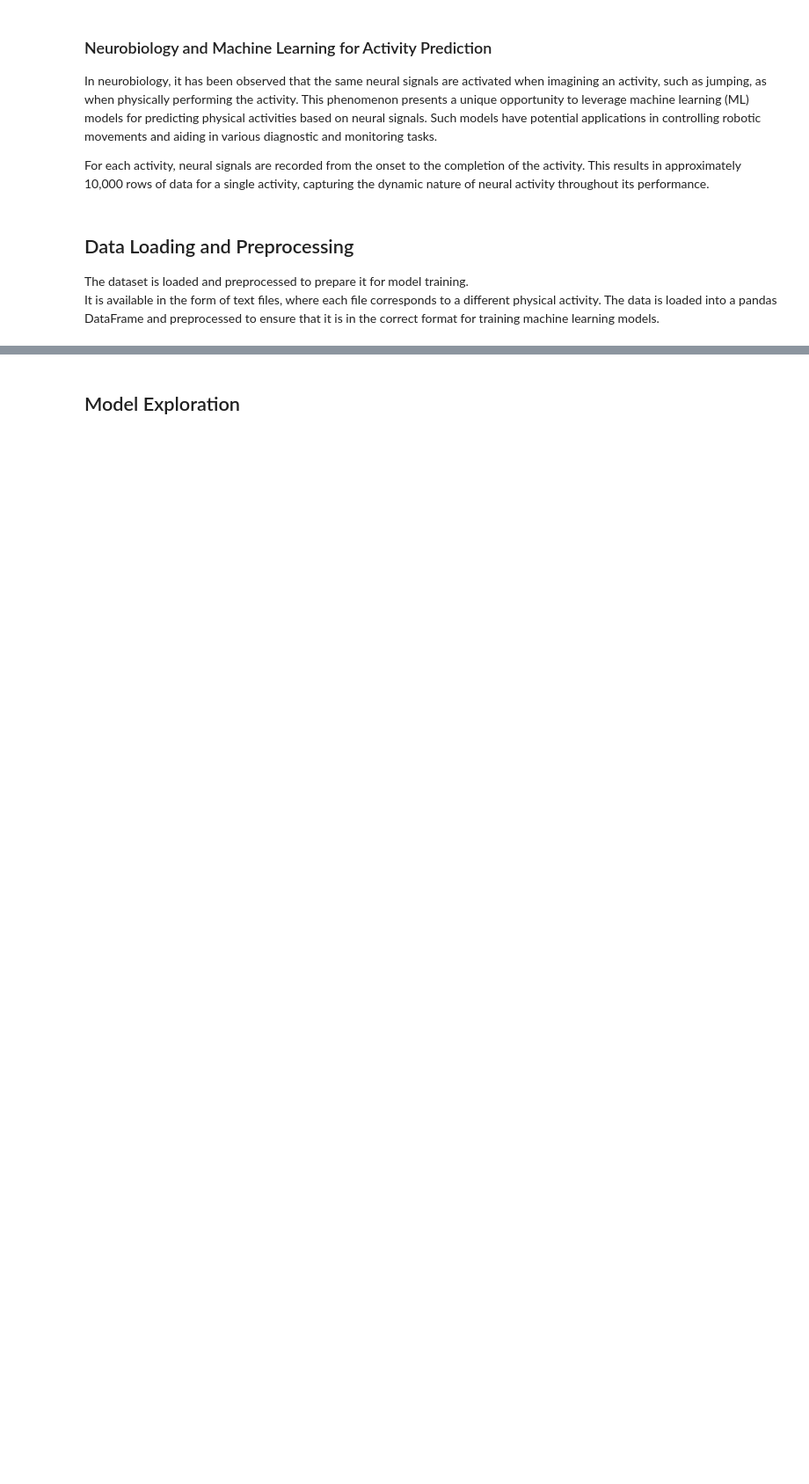
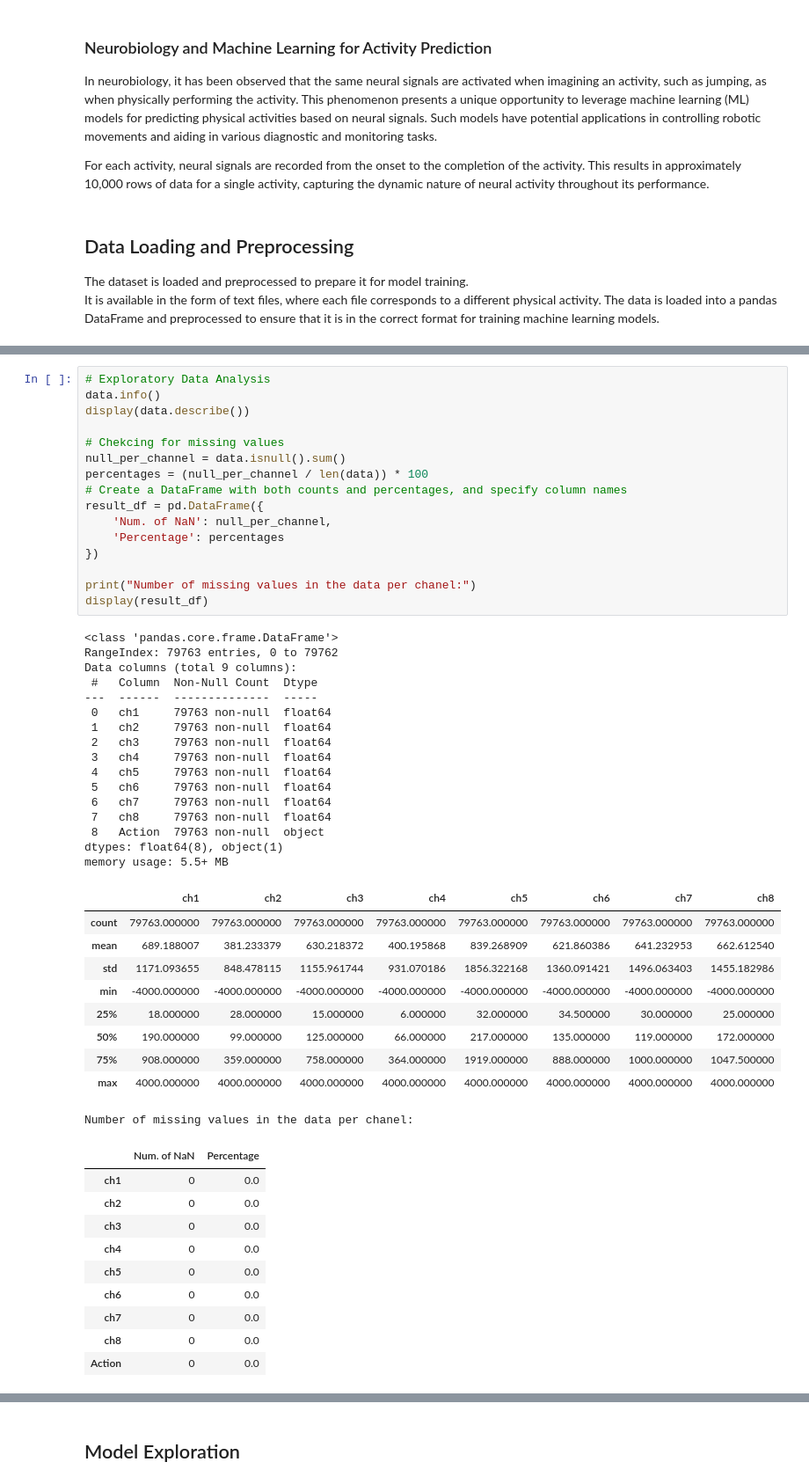
Before and after one commit to BernardMaacaron/Project, a Jupyter notebook: project_ML.ipynb, the cells around one changed output, grey strips where cells are left out. Shown at 88% size. Drawn from its saved outputs; the diff is of its cells as text; blank space fills up the shorter version.

```diff
--- a/project_ML.ipynb
+++ b/project_ML.ipynb
@@ -175,0 +127,53 @@ Name: count, dtype: int64
+# %%
+# Exploratory Data Analysis
+data.info()
+display(data.describe())
+
+# Chekcing for missing values
+null_per_channel = data.isnull().sum()
+percentages = (null_per_channel / len(data)) * 100
+# Create a DataFrame with both counts and percentages, and specify column names
+result_df = pd.DataFrame({
+    'Num. of NaN': null_per_channel,
+    'Percentage': percentages
+})
+
+print("Number of missing values in the data per chanel:")
+display(result_df)
+# %% [output]
+<class 'pandas.core.frame.DataFrame'>
+RangeIndex: 79763 entries, 0 to 79762
+Data columns (total 9 columns):
+ #   Column  Non-Null Count  Dtype
+---  ------  --------------  -----
+ 0   ch1     79763 non-null  float64
+ 1   ch2     79763 non-null  float64
+ 2   ch3     79763 non-null  float64
+ 3   ch4     79763 non-null  float64
+ 4   ch5     79763 non-null  float64
+ 5   ch6     79763 non-null  float64
+ 6   ch7     79763 non-null  float64
+ 7   ch8     79763 non-null  float64
+ 8   Action  79763 non-null  object
+dtypes: float64(8), object(1)
+memory usage: 5.5+ MB
+|  | ch1 | ch2 | ch3 | ch4 | ch5 | ch6 | ch7 | ch8 |
+| count | 79763.000000 | 79763.000000 | 79763.000000 | 79763.000000 | 79763.000000 | 79763.000000 | 79763.000000 | 79763.000000 |
+| mean | 689.188007 | 381.233379 | 630.218372 | 400.195868 | 839.268909 | 621.860386 | 641.232953 | 662.612540 |
+| std | 1171.093655 | 848.478115 | 1155.961744 | 931.070186 | 1856.322168 | 1360.091421 | 1496.063403 | 1455.182986 |
+| min | -4000.000000 | -4000.000000 | -4000.000000 | -4000.000000 | -4000.000000 | -4000.000000 | -4000.000000 | -4000.000000 |
+| 25% | 18.000000 | 28.000000 | 15.000000 | 6.000000 | 32.000000 | 34.500000 | 30.000000 | 25.000000 |
+| 50% | 190.000000 | 99.000000 | 125.000000 | 66.000000 | 217.000000 | 135.000000 | 119.000000 | 172.000000 |
+| 75% | 908.000000 | 359.000000 | 758.000000 | 364.000000 | 1919.000000 | 888.000000 | 1000.000000 | 1047.500000 |
+| max | 4000.000000 | 4000.000000 | 4000.000000 | 4000.000000 | 4000.000000 | 4000.000000 | 4000.000000 | 4000.000000 |
+Number of missing values in the data per chanel:
+|  | Num. of NaN | Percentage |
+| ch1 | 0 | 0.0 |
+| ch2 | 0 | 0.0 |
+| ch3 | 0 | 0.0 |
+| ch4 | 0 | 0.0 |
+| ch5 | 0 | 0.0 |
+| ch6 | 0 | 0.0 |
+| ch7 | 0 | 0.0 |
+| ch8 | 0 | 0.0 |
+| Action | 0 | 0.0 |
```
Also changed, not shown: parts of 24 cells of this notebook.
